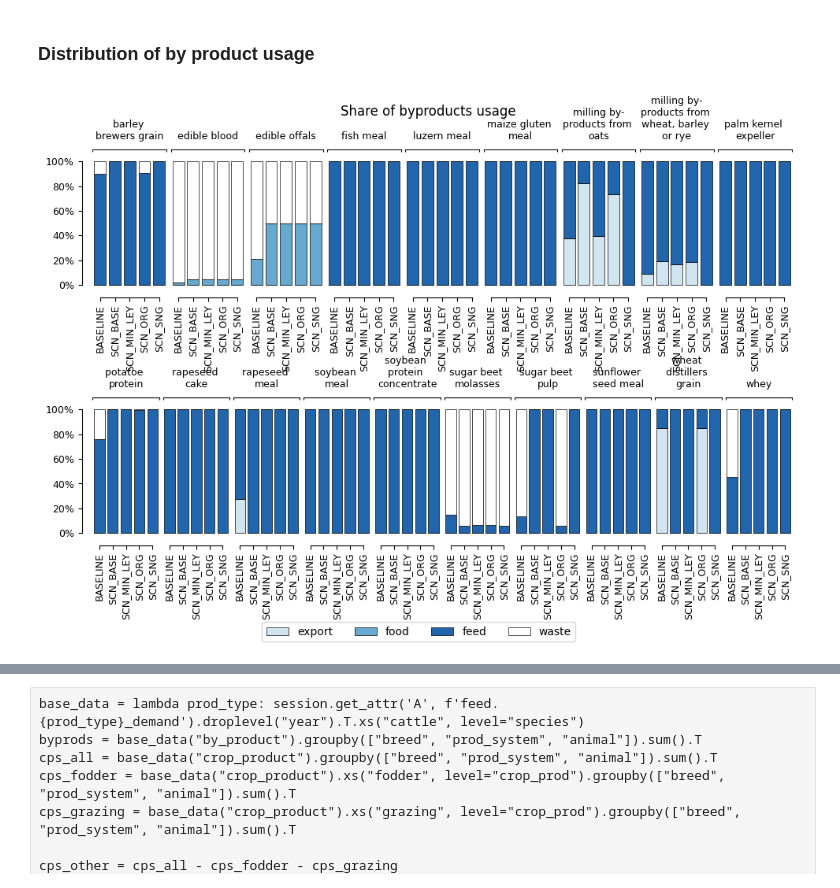
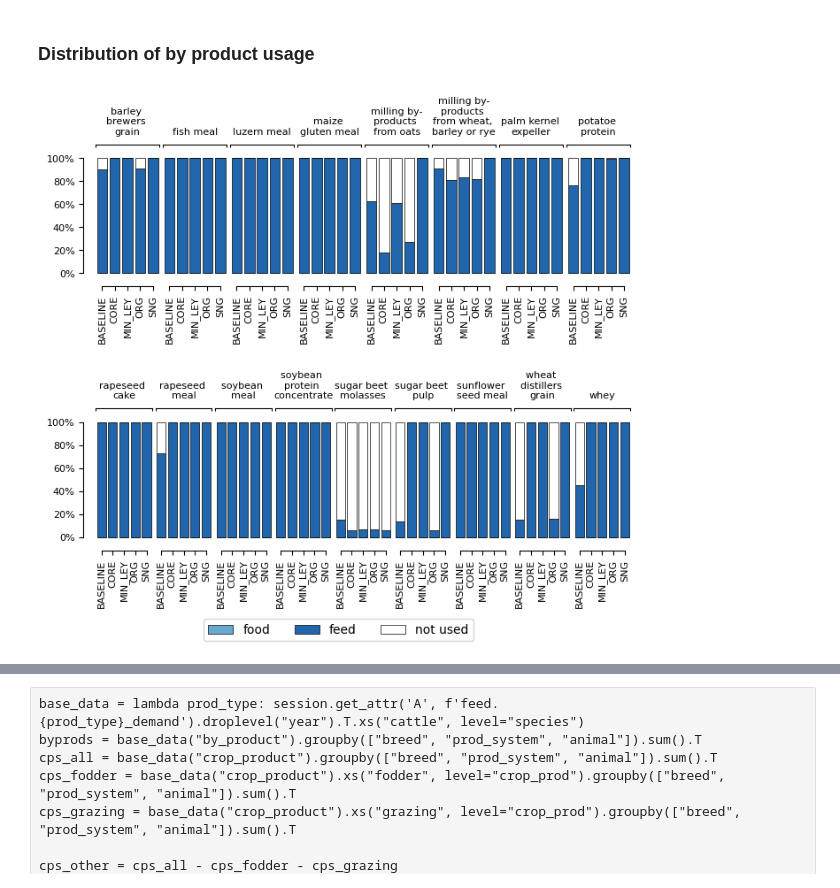
Before and after one commit to wanecek/eitm01-scenarios, a Jupyter notebook: analysis.ipynb, the cells around one changed output, grey strips where cells are left out. Saved outputs shown, nothing was run; the diff lists cells and outputs as text; code cells hidden in the pictures.

```diff
--- a/analysis.ipynb
+++ b/analysis.ipynb
@@ -6,9 +6,9 @@
 # Constants used throughout the file
 SCENARIOS = [
     "BASELINE",
-    "SCN_BASE",
+    "SCN_CORE",
+
     "SCN_MIN_LEY",
-    #"SCN_REDUCED_MILK",
     "SCN_SNG",
     "SCN_ORG",
 ]
@@ -312,7 +389,7 @@ for scn, ax in zip(scenarios, axs):
     except Exception:
         continue
 
-    plot.map_from_series(data, cmap="RdBu", ax=ax, legend_kwds={ "label": r"$\Delta$ Landuse [1000 ha]" })
+    plot.map_from_series(data, cmap="RdBu", ax=ax, legend_kwds={ "label": r"$\Delta$ Landuse [1000 ha]" }, cmap_zero_midpoint="shrink")
 
 fig.suptitle("Change in land use compared to BASELINE")
 fig.tight_layout()
@@ -410,58 +487,65 @@ plot_data = (
     / 1e6
 )
 
+# Remove all zero-bps
 plot_data = plot_data[plot_data.sum(axis=1) > 0]
+# Remove all bps not used as feed
+bps_with_nonzero_feeds = plot_data.index.unique("by_prod")[plot_data.groupby("by_prod").sum()["feed"] > 0]
+plot_data = plot_data.loc[bps_with_nonzero_feeds,:]
+# Join 'export' and 'waste' into 'not used'
+plot_data.loc[:,"not used"] = plot_data.loc[:,"export"] + plot_data.loc[:,"waste"]
+plot_data = plot_data.drop(columns=["export", "waste"])
+# Replace all "SCN_" prefix
+plot_data.index = pd.MultiIndex.from_tuples(
+    map(lambda xs: (xs[0], xs[1].removeprefix("SCN_")), plot_data.index.values),
+    names=plot_data.index.names
+)
 
 if AS_PERC:
     plot_data = (plot_data.T /  plot_data.T.sum()).T
-    plot_data = plot_data[plot_data.loc[:, "waste"] != 1]
+    plot_data = plot_data[plot_data.loc[:, "not used"] != 1]
 
-colors = ['#d1e5f0', '#67a9cf', '#2166ac', '#ffffff']
+colors = ["#67a9cf", "#2166ac", "#ffffff"]
 cust_cmap = ListedColormap(name='X', colors=colors)
 
 by_prods = plot_data.index.unique("by_prod").tolist()
 n = int(len(by_prods) / 2)
-bps_a, bps_b = by_prods[:n], by_prods[n:],
+bps_a, bps_b = by_prods[:n], by_prods[n:]
 
-fig, axs = plt.subplots(2, 1, figsize=(10, 7))
+fig, axs = plt.subplots(2, 1, figsize=(7, 6))
 for bps, ax in zip([bps_a, bps_b], axs):
     cm.plot.bar(
         plot_data.loc[bps],
         ax=ax,
         cmap = cust_cmap,
         group_levels='by_prod',
         sort_groups=False,
         grouplabels_vertical=False,
         group_spacing = 0.3,
-        ticklabels_fontsize = 9,
-        grouplabels_fontsize = 9,
+        ticklabels_fontsize = 8,
+        grouplabels_fontsize = 8,
         ylabel_fontsize = 10,
         xlabel_fontsize = 10,
     )
 
 handles, labels = axs.reshape(-1)[0].get_legend_handles_labels()
 [ax.get_legend().remove() for ax in axs.reshape(-1)]
 fig.legend(handles, labels, loc="lower center", ncol=4)
 
 for ax in axs:
     if AS_PERC:
         ax.yaxis.set_major_formatter(mpl.ticker.PercentFormatter(1))
     else:
         ax.set_ylabel("[million kg]")
 
-if AS_PERC:
-    title = "Share of byproducts usage"
-else:
-    title = "Use of byproducts"
-
-fig.suptitle(title)
+# fig.suptitle("Share of byproducts usage" if AS_PERC else "Use of byproducts")
 
 fig.tight_layout()
-fig.subplots_adjust(bottom=0.20)
+fig.subplots_adjust(bottom=0.20, hspace=1.25)
 fig.savefig("figures/share-of-byproducts.pdf")
 fig.show()
 # %% [output]
-[figure, old version]
+[figure, new version]
 # %%
 cattle_numbers = session.get_attr("a", "heads", ["species", "breed"]).T.xs("cattle", level="species").T.droplevel("year")
 display(cattle_numbers)
```
Also changed, not shown: parts of 22 cells of this notebook, 1 other file.
